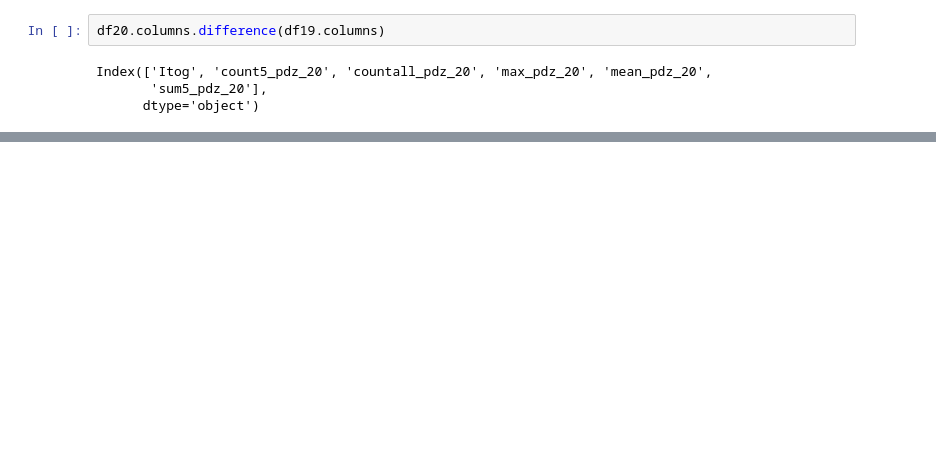
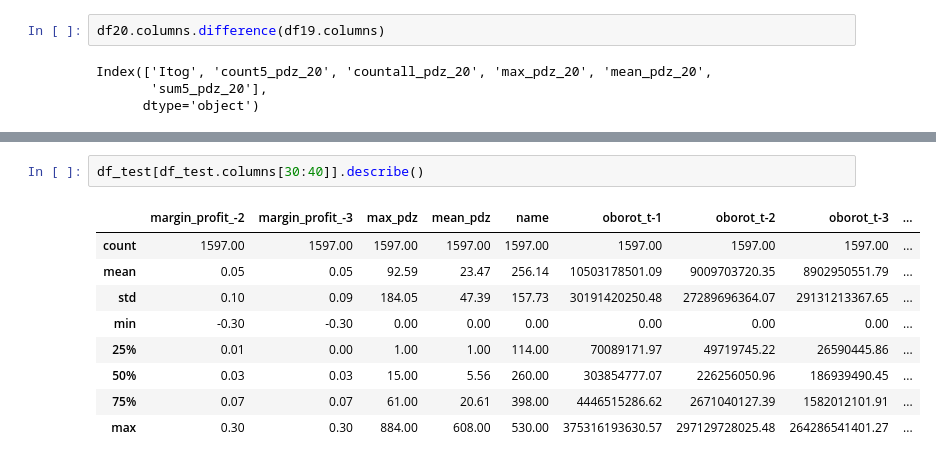
Before and after one commit to artbb/final, a Jupyter notebook: project.ipynb, the cells around one changed output, grey strips where cells are left out. Drawn from its saved outputs; the diff is of its cells as text; blank space fills up the shorter version.

```diff
--- a/project.ipynb
+++ b/project.ipynb
@@ -298,0 +660,12 @@ Index(['Itog', 'PDZ30', 'PDZ365', 'PDZ700', 'PDZ90', 'count5_pdz_20',
+# %%
+df_test[df_test.columns[30:40]].describe()
+# %% [output]
+|  | margin_profit_-2 | margin_profit_-3 | max_pdz | mean_pdz | name | oborot_t-1 | oborot_t-2 | oborot_t-3 | ... |
+| count | 1597.00 | 1597.00 | 1597.00 | 1597.00 | 1597.00 | 1597.00 | 1597.00 | 1597.00 | ... |
+| mean | 0.05 | 0.05 | 92.59 | 23.47 | 256.14 | 10503178501.09 | 9009703720.35 | 8902950551.79 | ... |
+| std | 0.10 | 0.09 | 184.05 | 47.39 | 157.73 | 30191420250.48 | 27289696364.07 | 29131213367.65 | ... |
+| min | -0.30 | -0.30 | 0.00 | 0.00 | 0.00 | 0.00 | 0.00 | 0.00 | ... |
+| 25% | 0.01 | 0.00 | 1.00 | 1.00 | 114.00 | 70089171.97 | 49719745.22 | 26590445.86 | ... |
+| 50% | 0.03 | 0.03 | 15.00 | 5.56 | 260.00 | 303854777.07 | 226256050.96 | 186939490.45 | ... |
+| 75% | 0.07 | 0.07 | 61.00 | 20.61 | 398.00 | 4446515286.62 | 2671040127.39 | 1582012101.91 | ... |
+| max | 0.30 | 0.30 | 884.00 | 608.00 | 530.00 | 375316193630.57 | 297129728025.48 | 264286541401.27 | ... |
```
Also changed, not shown: parts of 100 cells of this notebook.
